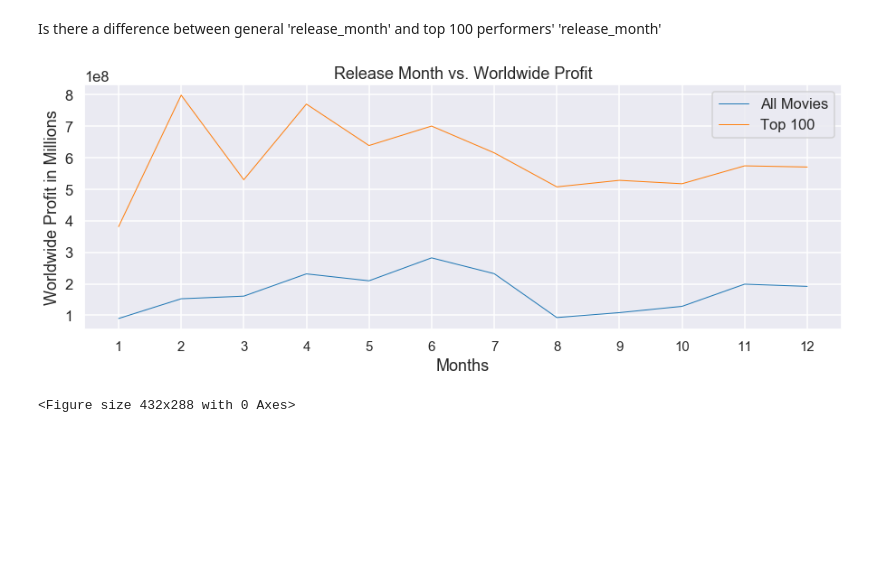
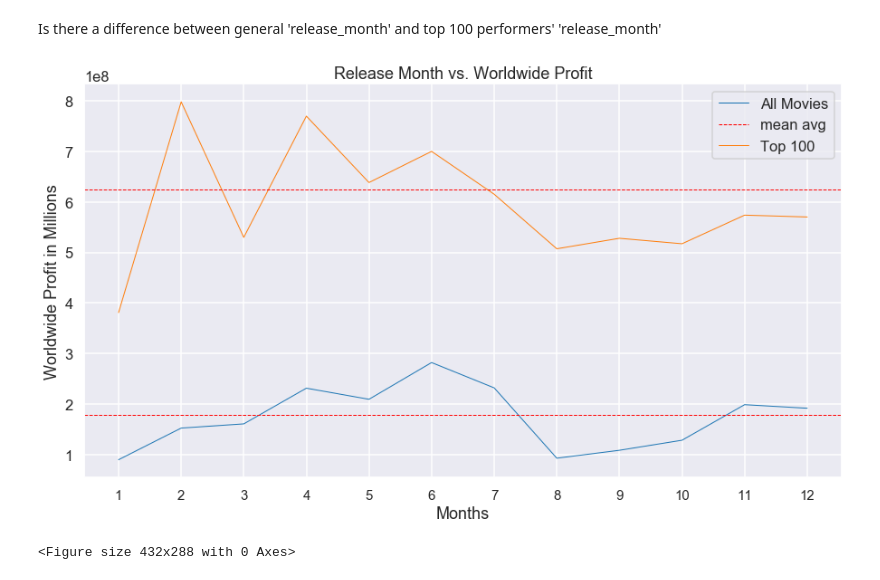
Before and after one commit to baotramduong/Porfolio_Project_The_Movie_Industry, a Jupyter notebook: Part III.B - Data Analysis & Visualization, Actionable Insight, Conclusion & Future Works.ipynb, the cells around one changed output. Drawn from its saved outputs; the diff is of its cells as text; code cells hidden in the pictures; blank space fills up the shorter version.

```diff
--- a/Part III.B - Data Analysis & Visualization, Actionable Insight, Conclusion & Future Works.ipynb
+++ b/Part III.B - Data Analysis & Visualization, Actionable Insight, Conclusion & Future Works.ipynb
@@ -142,37 +142,45 @@ release_month_vs_100_profit = full_df[['release_month', 'movie', 'worldwide_prof
 Is there a difference between general 'release_month' and top 100 performers' 'release_month'
 # %%
 #let's use lineplot to compare the 2 datasets
-plt.figure(figsize = (15, 5))
+plt.figure(figsize = (15, 8))
 
 #all movies
 sns.lineplot(data = release_month_vs_profit,
              x = 'release_month',
              y = 'worldwide_profit',
              label = 'All Movies',
              linewidth = 1,
              ci = None)
 
+#draw mean()
+plt.axhline(release_month_vs_profit['worldwide_profit'].mean(),
+           ls = '--', lw = 1, color = 'r', label = 'mean avg')
+
 #top 100 performers
 sns.lineplot(data = release_month_vs_100_profit,
              x = 'release_month',
              y = 'worldwide_profit',
              label = 'Top 100',
              linewidth = 1,
              ci = None)
 
+#draw mean()
+plt.axhline(release_month_vs_100_profit['worldwide_profit'].mean(),
+           ls = '--', lw = 1, color = 'r')
+
 #set labels
-plt.legend()
+plt.legend(loc='upper right')
 plt.title('Release Month vs. Worldwide Profit')
 plt.xlabel('Months')
 plt.ylabel('Worldwide Profit in Millions')
 
 #set xticks
 plt.xticks(list(range(1, 13)), fontsize = 15)
 
 #show
 plt.show()
 # %% [output]
-[figure, old version]
+[figure, new version]
 # %%
 #save
 plt.savefig('release_month_vs_profit_lineplot')
```
Also changed, not shown: parts of 5 cells of this notebook, 1 other file.
